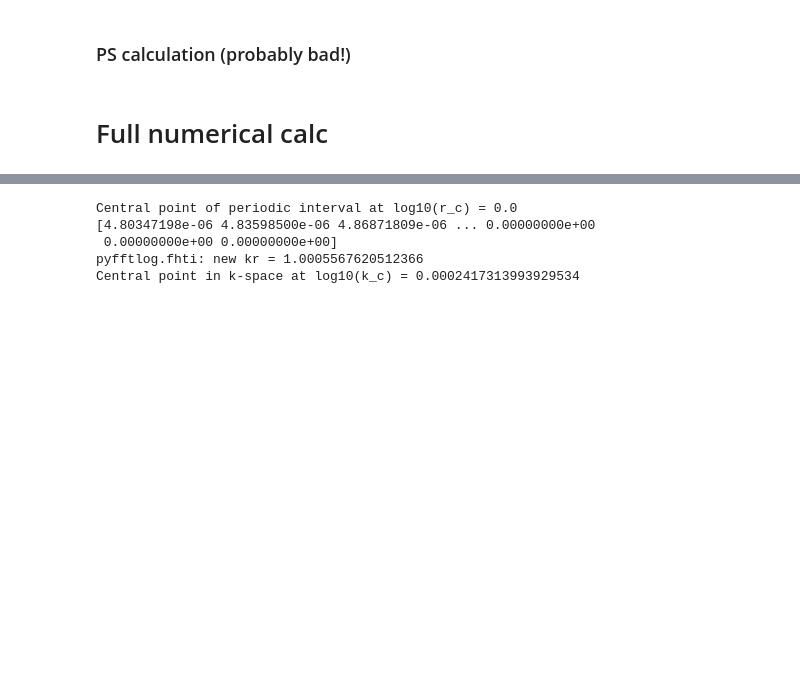
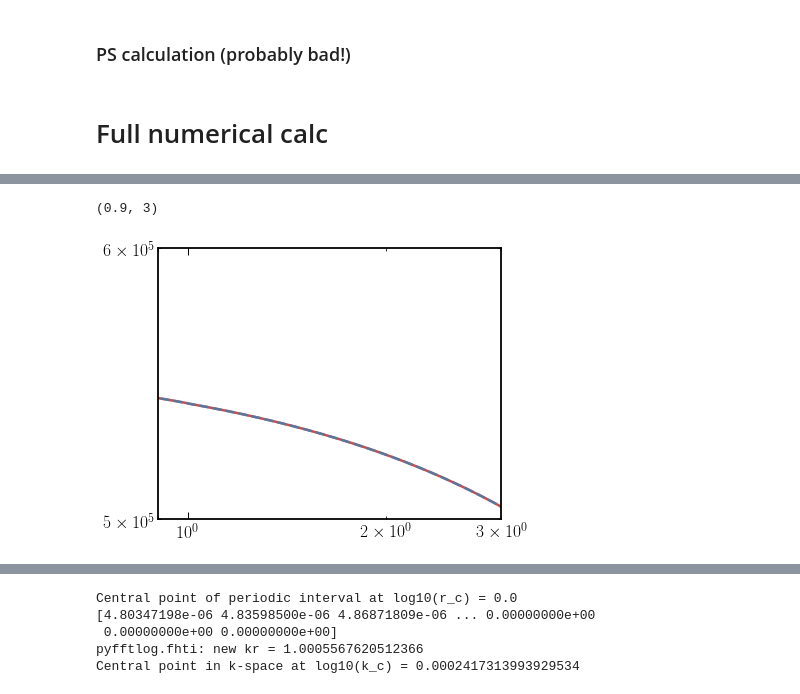
Before and after one commit to hongwanliu/millicharged_DM_with_bath, a Jupyter notebook: notebooks/Fluctuations_Working_Notebook.ipynb, the cells around one changed output, grey strips where cells are left out. Saved outputs shown, nothing was run; the diff lists cells and outputs as text; code cells hidden in the pictures; blank space fills up the shorter version.

```diff
--- a/notebooks/Fluctuations_Working_Notebook.ipynb
+++ b/notebooks/Fluctuations_Working_Notebook.ipynb
@@ -591,0 +597,29 @@ RecursionError: maximum recursion depth exceeded while calling a Python object
+# %%
+%autoreload 2
+T21_fluc = fluctuations.Fluctuations(17, Vlis, T21lis)
+
+xiT_new_class_ary = T21_fluc.xi_f(x_full_ary)
+# %%
+plt.figure()
+
+plt.loglog()
+
+
+plt.plot(x_full_ary, xiT_new_ary)
+plt.plot(x_full_ary, xiT_new_class_ary, '--')
+
+
+# plt.plot(x_full_ary, xiT_new_class_ary, '--')
+
+# plt.plot(x_full_ary, b2T / 9 *(fluc.xi_v2(x_full_ary) / fluc.sigma1D**4))
+
+# plt.plot(np.abs(xiT_new_class_ary))
+
+# plt.ylim(40, 70)
+# plt.xlim(280, 305)
+
+plt.ylim(5e5, 6e5)
+plt.xlim(0.9, 3)
+# %% [output]
+(0.9, 3)
+[figure, added]
```
Also changed, not shown: parts of 14 cells of this notebook, 2 other files.
